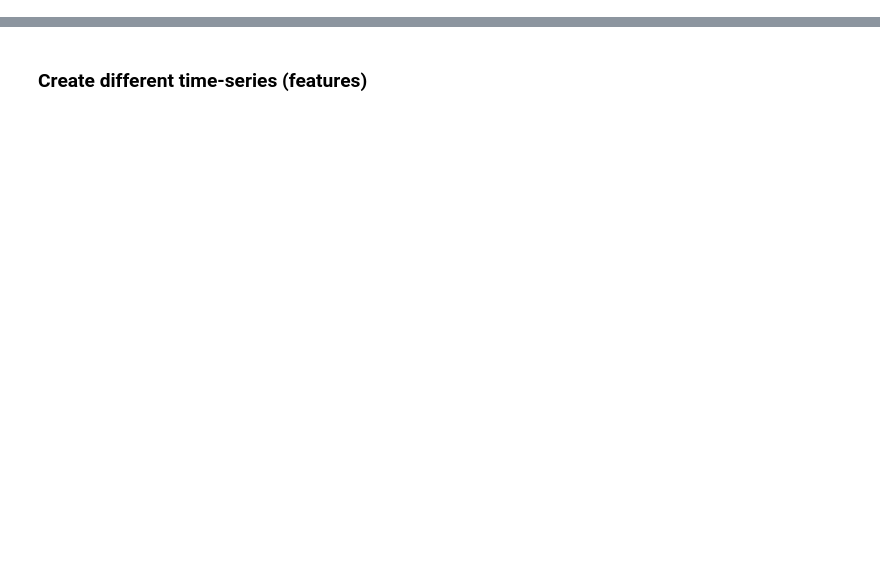
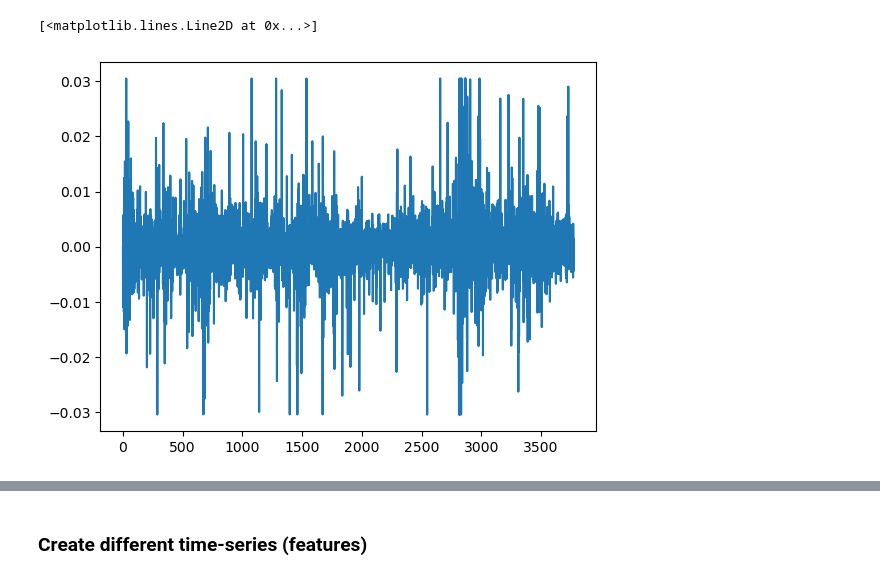
Before and after one commit to Frederik135/NN_Forecasting, a Jupyter notebook: preprocessing.ipynb, the cells around one changed output, grey strips where cells are left out. Cells and saved outputs as stored; diff of their text form; code cells hidden in the pictures; blank space fills up the shorter version.

```diff
--- a/preprocessing.ipynb
+++ b/preprocessing.ipynb
@@ -1 +56,13 @@
+# %%
+def adjust_to_three_sigma(feature_list):
+    percentile_1st = np.percentile(feature_list, 0.3)
+    percentile_99th = np.percentile(feature_list, 99.7)
+    feature_list_capped = [max(min(x, percentile_99th), percentile_1st) for x in feature_list]
+    return feature_list_capped
+
+def adjust_top_one_pct(feature_list):
+    percentile_1st = np.percentile(feature_list, 1)
+    percentile_99th = np.percentile(feature_list, 99)
+    feature_list_capped = [max(min(x, percentile_99th), percentile_1st) for x in feature_list]
+    return feature_list_capped
 # %%
@@ -5,0 +110,6 @@ stock_df = yf.download(stock_ticker, start=start_date, end=end_date)
+# %%
+t_open_y_close = adjust_to_three_sigma(t_open_y_close)
+plt.plot(t_open_y_close)
+# %% [output]
+[<matplotlib.lines.Line2D at 0x...>]
+[figure, added]
```
Also changed, not shown: parts of 27 cells of this notebook, 2 other files.
